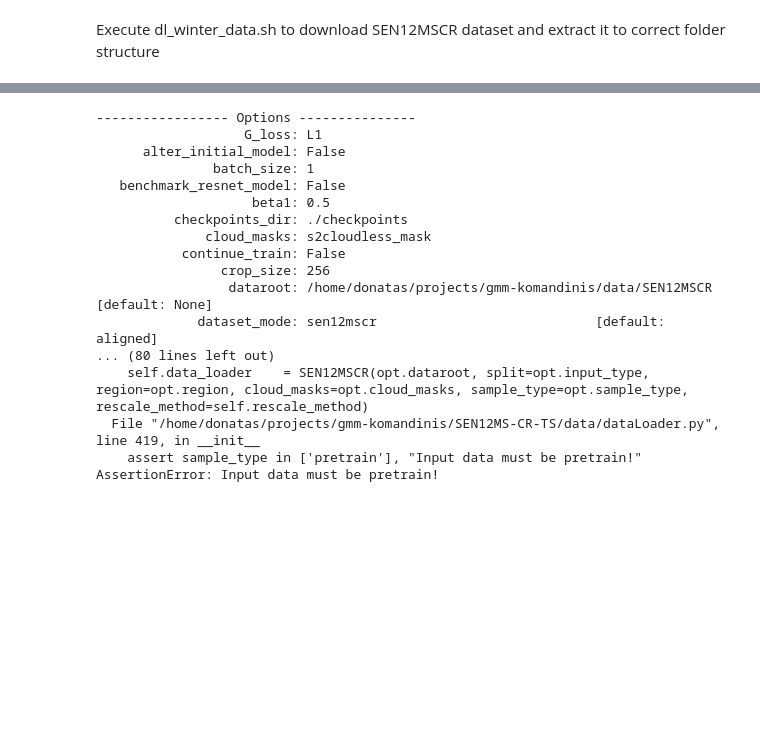
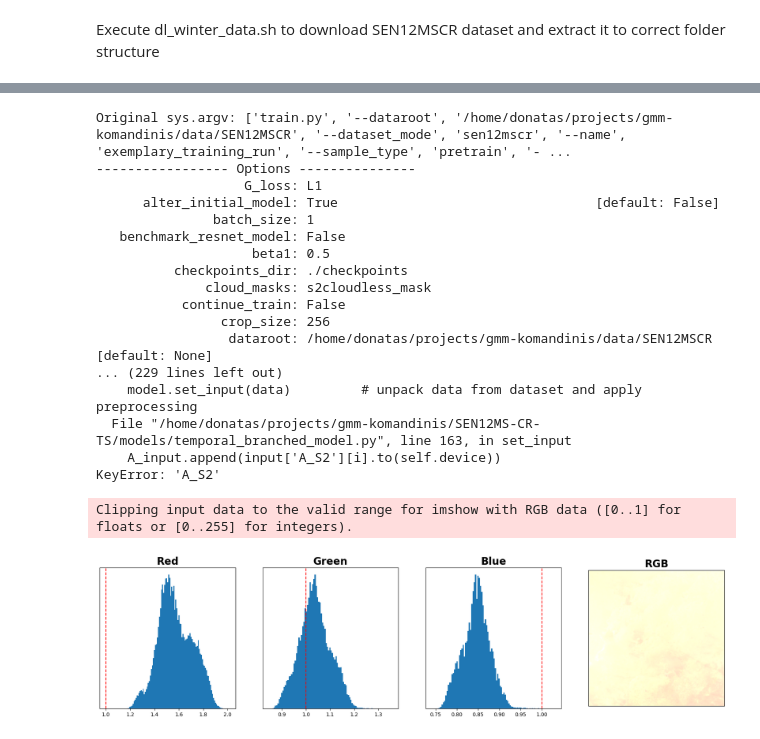
Before and after one commit to DonatasPuc/gmm-komandinis, a Jupyter notebook: SEN12MS-CR-TS/jupyter.ipynb, the cells around one changed output, grey strips where cells are left out. Saved outputs shown, nothing was run; the diff lists cells and outputs as text; code cells hidden in the pictures; blank space fills up the shorter version.

```diff
--- a/SEN12MS-CR-TS/jupyter.ipynb
+++ b/SEN12MS-CR-TS/jupyter.ipynb
@@ -11,14 +34,15 @@ for pdx, samples in enumerate(dataloader): print(samples['input'].keys())
 # %%
 !python train.py --dataroot /home/donatas/projects/gmm-komandinis/data/SEN12MSCR \
-    --dataset_mode sen12mscr --name exemplary_training_run --sample_type cloudy_cloudfree \
+    --dataset_mode sen12mscr --name exemplary_training_run --sample_type pretrain \
     --model temporal_branched --netG resnet3d_9blocks_withoutBottleneck --gpu_ids 0 \
-    --max_dataset_size 100000 --input_type train --cloud_masks s2cloudless_mask \
-    --include_S1 --input_nc 15 --output_nc 13 --G_loss L1 --lambda_GAN 0.0 \
-    --display_freq 1000 --region all
+    --max_dataset_size 10 --input_type train --cloud_masks s2cloudless_mask \
+    --include_S1 --input_nc 15 --output_nc 13 --G_loss L1 --lambda_GAN 0.0 --n_input_samples 3 \
+    --display_freq 1000 --region all --alter_initial_model --initial_model_path /home/donatas/projects/gmm-komandinis/data/baseline_resnet.pth
 # %% [output]
+Original sys.argv: ['train.py', '--dataroot', '/home/donatas/projects/gmm-komandinis/data/SEN12MSCR', '--dataset_mode', 'sen12mscr', '--name', 'exemplary_training_run', '--sample_type', 'pretrain', '- ...
 ----------------- Options ---------------
                    G_loss: L1
-      alter_initial_model: False
+      alter_initial_model: True                                 [default: False]
                batch_size: 1
    benchmark_resnet_model: False
                     beta1: 0.5
@@ -27,9 +51,8 @@ for pdx, samples in enumerate(dataloader): print(samples['input'].keys())
            continue_train: False
                 crop_size: 256
                  dataroot: /home/donatas/projects/gmm-komandinis/data/SEN12MSCR [default: None]
-             dataset_mode: sen12mscr                            [default: aligned]
-... (80 lines left out)
-    self.data_loader    = SEN12MSCR(opt.dataroot, split=opt.input_type, region=opt.region, cloud_masks=opt.cloud_masks, sample_type=opt.sample_type, rescale_method=self.rescale_method)
-  File "/home/donatas/projects/gmm-komandinis/SEN12MS-CR-TS/data/dataLoader.py", line 419, in __init__
-    assert sample_type in ['pretrain'], "Input data must be pretrain!"
-AssertionError: Input data must be pretrain!
+... (229 lines left out)
+    model.set_input(data)         # unpack data from dataset and apply preprocessing
+  File "/home/donatas/projects/gmm-komandinis/SEN12MS-CR-TS/models/temporal_branched_model.py", line 163, in set_input
+    A_input.append(input['A_S2'][i].to(self.device))
+KeyError: 'A_S2'
@@ -35,0 +89,45 @@ AssertionError: Input data must be pretrain!
+# %%
+
+
+def visualise_rgb(img,clip=[0.3,0.3,0.3],display=True):
+        """Visulaise RGB image with given clip values and return image"""
+
+        # Scale image
+        # img = np.clip(img/10000,0,1)
+
+        # Get RGB channels
+        rgb = img[[3,2,1]]
+
+        # #clip rgb values
+        # rgb[0] = np.clip(rgb[0],0,clip[0])/clip[0]
+        # rgb[1] = np.clip(rgb[1],0,clip[1])/clip[1]
+        # rgb[2] = np.clip(rgb[2],0,clip[2])/clip[2]
+
+        rgb = rgb.transpose(1,2,0)
+
+        if display:
+
+                #Display histograms of pixel intesity with given clip values
+                fig, axs = plt.subplots(1,4,figsize=(22,5))
+                fig.patch.set_facecolor('xkcd:white')
+
+                labels = ['Red','Green','Blue']
+                for i,ax in enumerate(axs[0:3]):
+                        ax.hist(img[3-i].flatten(),bins=100)
+                        ax.set_title(labels[i],size=20,fontweight="bold")
+                        ax.axvline(clip[i],color="red",linestyle="--")
+                        ax.set_yticks([])
+
+                #Display RGB image
+                axs[3].imshow(rgb)
+                axs[3].set_title("RGB",size=20,fontweight="bold")
+                axs[3].set_xticks([])
+                axs[3].set_yticks([])
+
+        return rgb
+# %%
+img = cloudy_cloudfree['input']['S2']
+rgb_1 = visualise_rgb(img,[1.0,1.0,1.0])
+# %% [output]
+Clipping input data to the valid range for imshow with RGB data ([0..1] for floats or [0..255] for integers).
+[figure, added]
```
Also changed, not shown: parts of 5 cells of this notebook, 7 other files.
